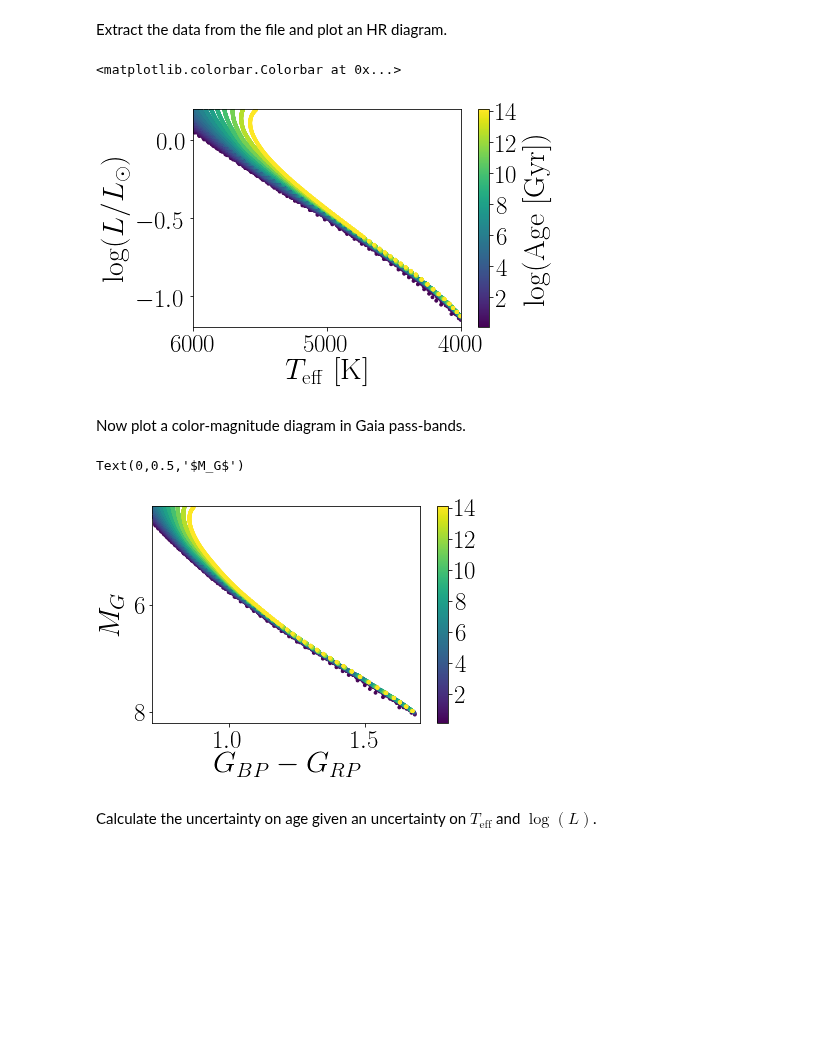
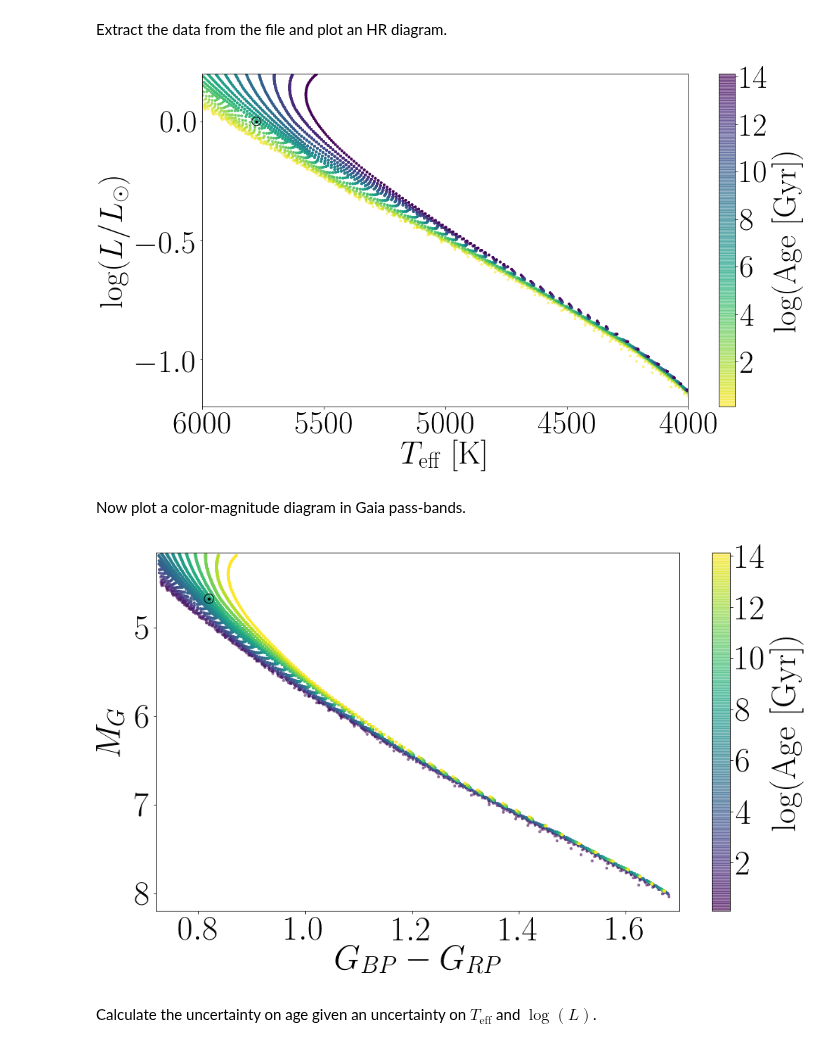
Before and after one commit to RuthAngus/stardate, a Jupyter notebook: code/Fisher_information.ipynb, the cells around one changed output. Saved outputs shown, nothing was run; the diff lists cells and outputs as text; code cells hidden in the pictures; blank space fills up the shorter version.

```diff
--- a/code/Fisher_information.ipynb
+++ b/code/Fisher_information.ipynb
@@ -54,33 +54,50 @@ for i, age in enumerate(tqdm(np.log10(np.linspace(.1, 13.8, 100)*1e9))):
     logL = iso.isos[age_ind]['log_L']
     age = (10**iso.isos[age_ind]["log10_isochrone_age_yr"])*1e-9
     g = iso.isos[age_ind]["Gaia_G_DR2Rev"]
     _rp = iso.isos[age_ind]["Gaia_RP_DR2Rev"]
     _bp = iso.isos[age_ind]["Gaia_BP_DR2Rev"]
 
     teff = 10**logTeff
     m = (teff < tmax) * (tmin < teff)
     m &= (logL < Lmax) * (Lmin < logL)
 
     Ls.append(logL[m])
     teffs.append(teff[m])
     ages.append(age[m])
     G.append(g[m])
     rp.append(_rp[m])
     bp.append(_bp[m])
 
 teffs = np.array([i for j in teffs for i in j])
 Ls = np.array([i for j in Ls for i in j])
 ages = np.array([i for j in ages for i in j])
 G = np.array([i for j in G for i in j])
 bp = np.array([i for j in bp for i in j])
 rp = np.array([i for j in rp for i in j])
 
-plt.scatter(teffs, Ls, c=ages, s=8)
+plotpar = {'axes.labelsize': 45,
+           'font.size': 25,
+           'legend.fontsize': 15,
+           'xtick.labelsize': 45,
+           'ytick.labelsize': 45,
+           'text.usetex': True}
+plt.rcParams.update(plotpar)
+
+plt.figure(figsize=(16, 9))
+plt.scatter(teffs, Ls, c=ages, s=8, cmap="viridis_r", alpha=.5, rasterized=True)
 plt.xlabel('$T_{\mathrm{eff}}~\mathrm{[K]}$')
 plt.ylabel('$\log(L/L_\odot)$')
 plt.xlim(tmax, tmin)
 plt.ylim(Lmin, Lmax)
 plt.colorbar(label="$\log(\mathrm{Age~[Gyr]})$")
+
+# The sun
+plt.plot(5778, 0, ".k")  # Casagrande 2018
+plt.scatter(5778, 0, s=150, facecolors="none", edgecolors="k")
+
+plt.subplots_adjust(left=.15, bottom=.15)
+
+plt.savefig("hr_diagram.pdf")
+plt.savefig("hr_diagram")
 # %% [output]
-<matplotlib.colorbar.Colorbar at 0x...>
-[figure, old version]
+[figure, new version]
@@ -90,15 +124,24 @@ Now plot a color-magnitude diagram in Gaia pass-bands.
 gmax, gmin = 8.2, 4.15
 bprpmin, bprpmax = .72, 1.7
 
-plt.scatter(bp-rp, G, c=ages, s=8)
+plt.figure(figsize=(16, 9))
+plt.scatter(bp-rp, G, c=ages, s=8, cmap="viridis", alpha=.5, rasterized=True)
 plt.ylim(gmax, gmin)
 plt.xlim(bprpmin, bprpmax)
-plt.colorbar()
 plt.xlabel("$G_{BP} - G_{RP}$")
 plt.ylabel("$M_G$")
+plt.colorbar(label="$\log(\mathrm{Age~[Gyr]})$")
+
+# The Sun
+plt.plot(.82, 4.67, ".k")  # Casagrande 2018
+plt.scatter(.82, 4.67, s=150, facecolors="none", edgecolors="k")
+
+plt.subplots_adjust(left=.15, bottom=.15)
+
+plt.savefig("CMD.pdf")
+plt.savefig("CMD")
 # %% [output]
-Text(0,0.5,'$M_G$')
-[figure, old version]
+[figure, new version]
 # %% [markdown]
 Calculate the uncertainty on age given an uncertainty on $T_{\mathrm{eff}}$ and $\log(L)$.
 # %%
```
Also changed, not shown: parts of 4 cells of this notebook, 6 other files.
